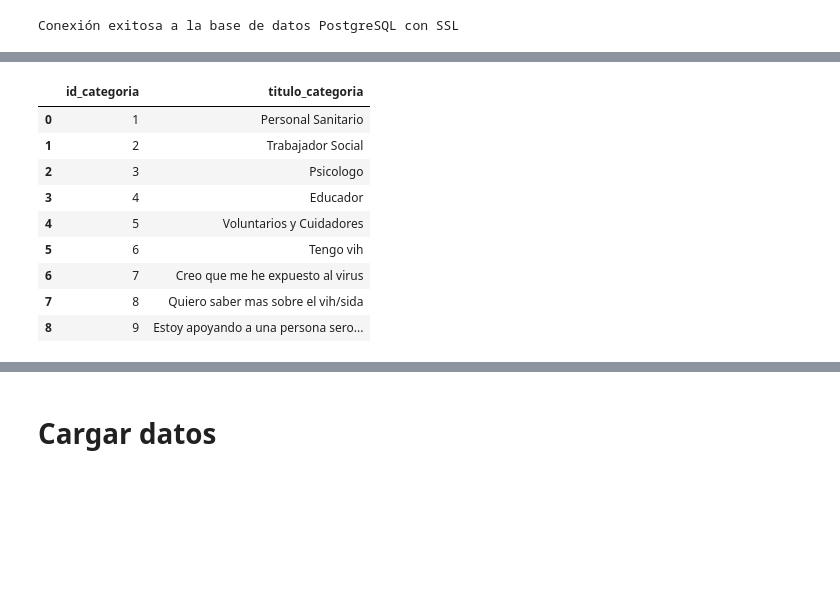
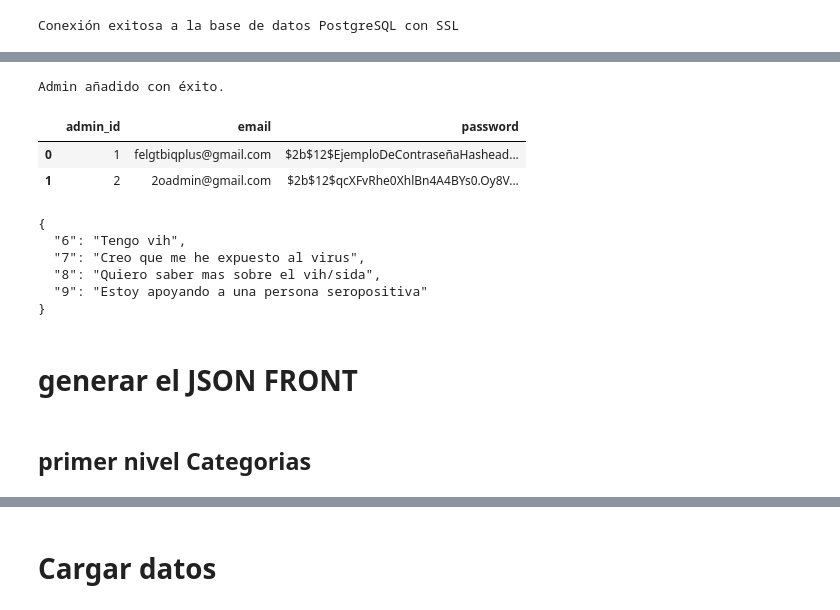
Before and after one commit to JavierRodriguezFontiveros/FELGTBI-, a Jupyter notebook: Api/p.ipynb, the cells around one changed output, grey strips where cells are left out. Saved outputs shown, nothing was run; the diff lists cells and outputs as text; code cells hidden in the pictures; blank space fills up the shorter version.

```diff
--- a/Api/p.ipynb
+++ b/Api/p.ipynb
@@ -59,18 +119,36 @@ df.head(50)
+# %%
+import bcrypt
+
+def add_admin(email: str, plain_password: str):
+    try:
+        # Hashea la contraseña
+        hashed_password = bcrypt.hashpw(plain_password.encode('utf-8'), bcrypt.gensalt()).decode('utf-8')
+
+        # Inserta el email y la contraseña hasheada en la base de datos
+        query = "INSERT INTO admin_data (email, password) VALUES (%s, %s);"
+        cur.execute(query, (email, hashed_password))
+
+        # Confirma los cambios en la base de datos
+        conn.commit()
+        print("Admin añadido con éxito.")
+    except Exception as e:
+        print(f"Error al añadir admin: {e}")
+    finally:
+        if cur:
+            cur.close()
+
+# Ejemplo de uso
+add_admin("2oadmin@gmail.com", "hansJuapo")
+# %% [output]
+Admin añadido con éxito.
 # %%
 # Escribe la consulta SQL
 query = """
-        SELECT * FROM categorias_chatbot
+        SELECT * FROM admin_data
         """
 df = pd.read_sql_query(query, conn)
 df.head(50)
 # %% [output]
-|  | id_categoria | titulo_categoria |
-| 0 | 1 | Personal Sanitario |
-| 1 | 2 | Trabajador Social |
-| 2 | 3 | Psicologo |
-| 3 | 4 | Educador |
-| 4 | 5 | Voluntarios y Cuidadores |
-| 5 | 6 | Tengo vih |
-| 6 | 7 | Creo que me he expuesto al virus |
-| 7 | 8 | Quiero saber mas sobre el vih/sida |
-| 8 | 9 | Estoy apoyando a una persona sero... |
+|  | admin_id | email | password |
+| 0 | 1 | felgtbiqplus@gmail.com | $2b$12$EjemploDeContraseñaHashead... |
+| 1 | 2 | 2oadmin@gmail.com | $2b$12$qcXFvRhe0XhlBn4A4BYs0.Oy8V... |
@@ -76,0 +163,20 @@ df.head(50)
+# %%
+import pandas as pd
+
+# Convertir a JSON clave-valor
+json_result = df.set_index("id_categoria")["titulo_categoria"].to_dict()
+
+# Imprimir el JSON
+import json
+print(json.dumps(json_result, indent=2, ensure_ascii=False))
+# %% [output]
+{
+  "6": "Tengo vih",
+  "7": "Creo que me he expuesto al virus",
+  "8": "Quiero saber mas sobre el vih/sida",
+  "9": "Estoy apoyando a una persona seropositiva"
+}
+# %% [markdown]
+# generar el JSON FRONT
+# %% [markdown]
+## primer nivel Categorias
```
Also changed, not shown: parts of 21 cells of this notebook, 6 other files.
